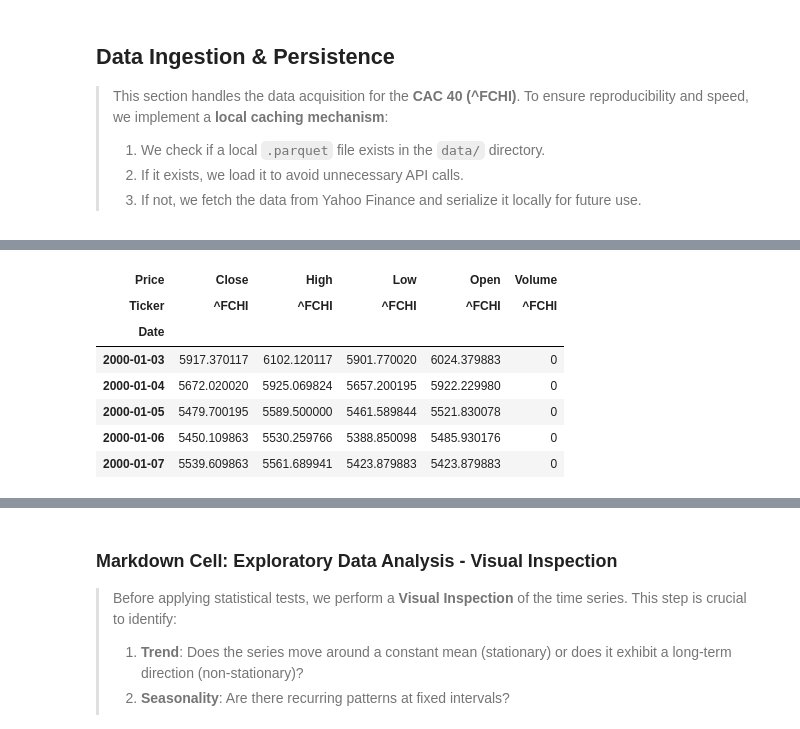
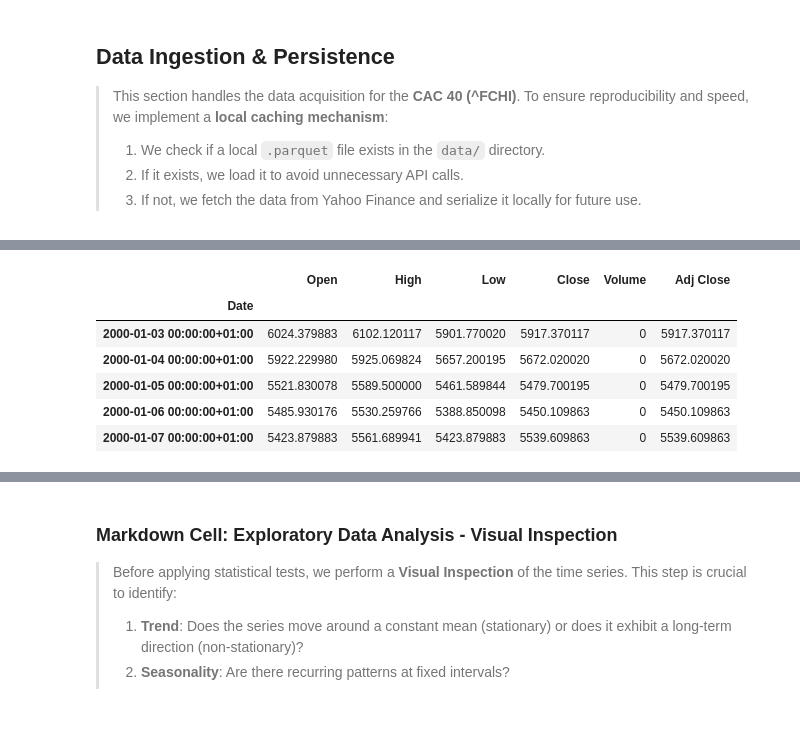
Before and after one commit to horrorin/trading-lab, a Jupyter notebook: notebooks/00_analysis/00_CAC40.ipynb, the cells around one changed output, grey strips where cells are left out. Cells and saved outputs as stored; diff of their text form; code cells hidden in the pictures.

```diff
--- a/notebooks/00_analysis/00_CAC40.ipynb
+++ b/notebooks/00_analysis/00_CAC40.ipynb
@@ -30,36 +48,79 @@ import matplotlib.pyplot as plt          # Plotting equity curves, drawdowns, an
 >
 >
 # %%
+# =============================================================================
+# Data Ingestion & Persistence — CAC 40 (^FCHI)
+# =============================================================================
+# - Prefer local Parquet cache for speed and reproducibility
+# - Fallback to Yahoo Finance only if cache is missing
+# - Normalize index/columns for clean downstream analysis
+# =============================================================================
+
 import os
 from pathlib import Path
 
+# -------------------------------------------------------------------------
 # Configuration
-ticker = '^FCHI'
-start_date, end_date = ('2000-01-01', '2025-12-31')
+# -------------------------------------------------------------------------
+ticker = "^FCHI"
+start_date = "2000-01-01"
+end_date = "2025-12-31"
+
+# Note: notebook is in notebooks/00_analysis/, so ../data -> notebooks/data/
 cache_dir = Path("../data")
+cache_dir.mkdir(parents=True, exist_ok=True)
+
 cache_file = cache_dir / f"{ticker.replace('^', '')}_{start_date}_{end_date}.parquet"
 
-# Ensure the data directory exists
-cache_dir.mkdir(exist_ok=True)
-
+# -------------------------------------------------------------------------
+# Load from cache or fetch from Yahoo Finance
+# -------------------------------------------------------------------------
 if cache_file.exists():
-    # Load from local cache
     print(f"--- Loading data from cache: {cache_file} ---")
     data = pd.read_parquet(cache_file)
+
 else:
-    # Fetch from API
     print(f"--- Fetching data for {ticker} from Yahoo Finance ---")
-    data = yf.download(ticker, start=start_date, end=end_date, progress=False)
 
-    # Simple validation: ensure we have data before saving
-    if not data.empty:
-        # Saving to Parquet (efficient storage for time series)
-        data.to_parquet(cache_file)
-        print(f"--- Data saved to: {cache_file} ---")
-    else:
-        print("⚠️ Warning: No data was retrieved. Check ticker or date range.")
+    yf_ticker = yf.Ticker(ticker)
+    data = yf_ticker.history(
+        start=start_date,
+        end=end_date,
+        auto_adjust=False, # keep raw OHLCV (safer for quant work)
+        repair=True # attempt to fix minor data issues
+    )
 
-# Preview the data
+    # Basic sanity checks before persisting
+    if data is None or data.empty:
+        raise RuntimeError(
+            f"No data returned for {ticker} between {start_date} and {end_date}"
+        )
+
+    # Normalize index and columns for downstream consistency
+    data.index = pd.to_datetime(data.index)
+    data = data.sort_index()
+
+    # Keep only OHLCV if present; drop Yahoo extras (Dividends, Stock Splits, etc.)
+    keep_cols = [c for c in ["Open", "High", "Low", "Close", "Volume", "Adj Close"] if c in data.columns]
+    data = data[keep_cols]
+
+    # Persist to Parquet for future runs
+    data.to_parquet(cache_file)
+    print(f"--- Data saved to: {cache_file} ---")
+
+# -------------------------------------------------------------------------
+# Minimal validation
+# -------------------------------------------------------------------------
+required = {"Open", "High", "Low", "Close", "Adj Close"}
+missing = required - set(data.columns)
+if missing:
+    raise ValueError(f"Missing required OHLC columns: {missing}")
+
+# -------------------------------------------------------------------------
+# Preview
+# -------------------------------------------------------------------------
+print(f"Shape: {data.shape}")
+print(f"Date range: {data.index.min()} → {data.index.max()}")
 data.head()
 # %% [output]
 --- Loading data from cache: ../data/FCHI_2000-01-01_2025-12-31.parquet ---
@@ -66,8 +129,7 @@ data.head()
-| Price | Close | High | Low | Open | Volume |
-| Ticker | ^FCHI | ^FCHI | ^FCHI | ^FCHI | ^FCHI |
-| Date |  |  |  |  |  |
-| 2000-01-03 | 5917.370117 | 6102.120117 | 5901.770020 | 6024.379883 | 0 |
-| 2000-01-04 | 5672.020020 | 5925.069824 | 5657.200195 | 5922.229980 | 0 |
-| 2000-01-05 | 5479.700195 | 5589.500000 | 5461.589844 | 5521.830078 | 0 |
-| 2000-01-06 | 5450.109863 | 5530.259766 | 5388.850098 | 5485.930176 | 0 |
-| 2000-01-07 | 5539.609863 | 5561.689941 | 5423.879883 | 5423.879883 | 0 |
+|  | Open | High | Low | Close | Volume | Adj Close |
+| Date |  |  |  |  |  |  |
+| 2000-01-03 00:00:00+01:00 | 6024.379883 | 6102.120117 | 5901.770020 | 5917.370117 | 0 | 5917.370117 |
+| 2000-01-04 00:00:00+01:00 | 5922.229980 | 5925.069824 | 5657.200195 | 5672.020020 | 0 | 5672.020020 |
+| 2000-01-05 00:00:00+01:00 | 5521.830078 | 5589.500000 | 5461.589844 | 5479.700195 | 0 | 5479.700195 |
+| 2000-01-06 00:00:00+01:00 | 5485.930176 | 5530.259766 | 5388.850098 | 5450.109863 | 0 | 5450.109863 |
+| 2000-01-07 00:00:00+01:00 | 5423.879883 | 5561.689941 | 5423.879883 | 5539.609863 | 0 | 5539.609863 |
```
Also changed, not shown: parts of 39 cells of this notebook, 1 other file.
